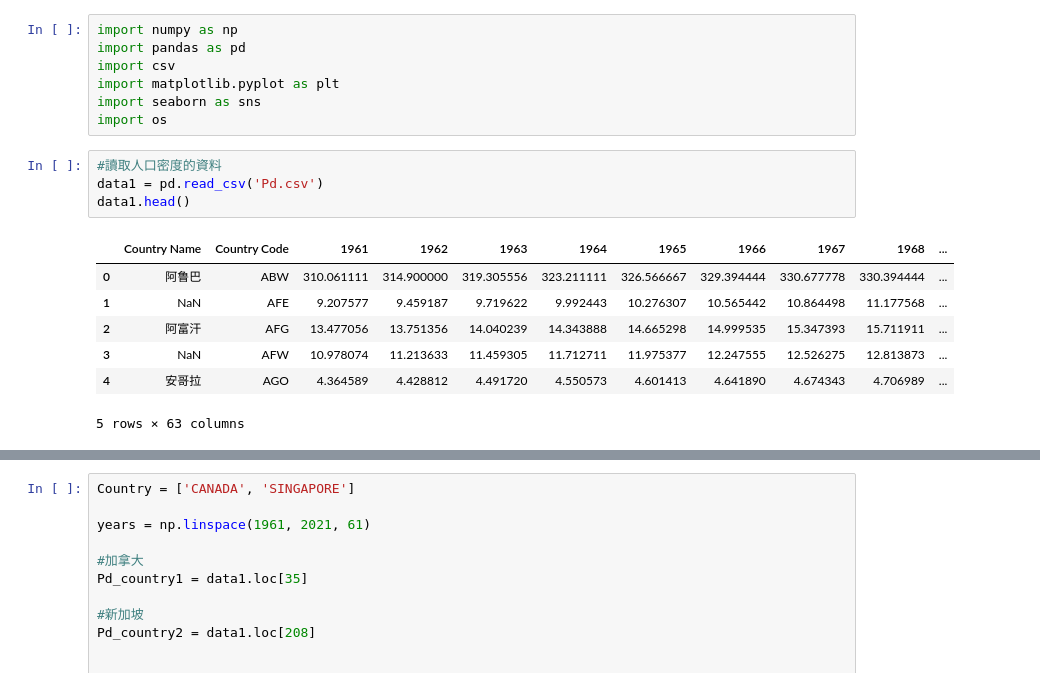
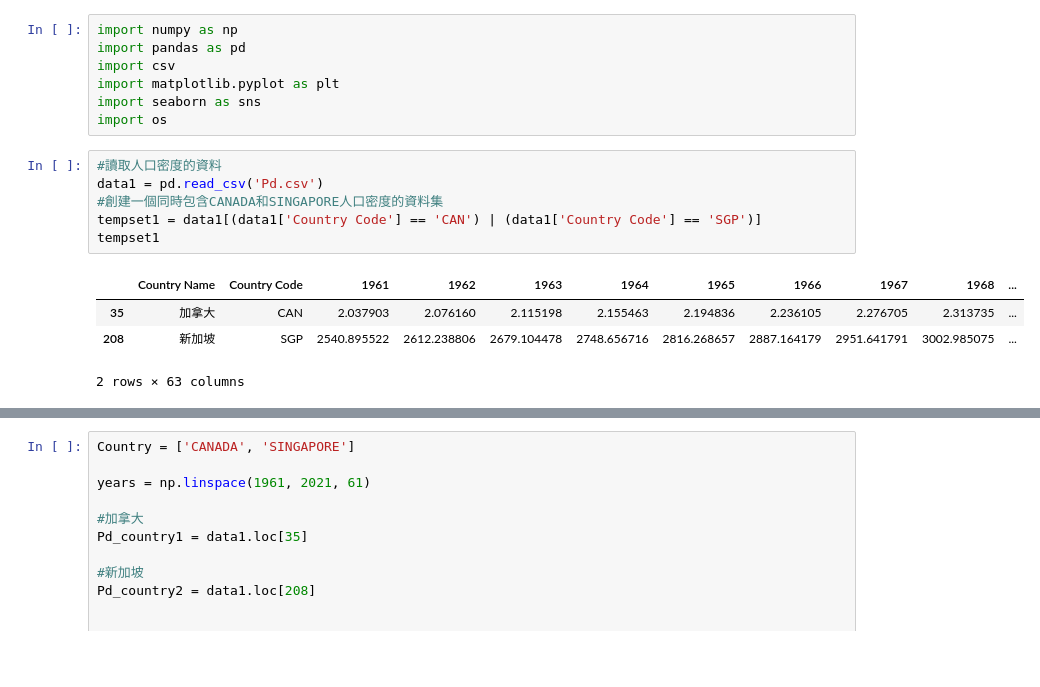
Before and after one commit to Jessica936/PL, a Jupyter notebook: Python-hw1/H1.ipynb, the cells around one changed output, grey strips where cells are left out. Cells and saved outputs as stored; diff of their text form; blank space fills up the shorter version.

```diff
--- a/Python-hw1/H1.ipynb
+++ b/Python-hw1/H1.ipynb
@@ -8,12 +8,11 @@ import os
 # %%
 #讀取人口密度的資料
 data1 = pd.read_csv('Pd.csv')
-data1.head()
+#創建一個同時包含CANADA和SINGAPORE人口密度的資料集
+tempset1 = data1[(data1['Country Code'] == 'CAN') | (data1['Country Code'] == 'SGP')]
+tempset1
 # %% [output]
 |  | Country Name | Country Code | 1961 | 1962 | 1963 | 1964 | 1965 | 1966 | 1967 | 1968 | ... |
-| 0 | 阿鲁巴 | ABW | 310.061111 | 314.900000 | 319.305556 | 323.211111 | 326.566667 | 329.394444 | 330.677778 | 330.394444 | ... |
-| 1 | NaN | AFE | 9.207577 | 9.459187 | 9.719622 | 9.992443 | 10.276307 | 10.565442 | 10.864498 | 11.177568 | ... |
-| 2 | 阿富汗 | AFG | 13.477056 | 13.751356 | 14.040239 | 14.343888 | 14.665298 | 14.999535 | 15.347393 | 15.711911 | ... |
-| 3 | NaN | AFW | 10.978074 | 11.213633 | 11.459305 | 11.712711 | 11.975377 | 12.247555 | 12.526275 | 12.813873 | ... |
-| 4 | 安哥拉 | AGO | 4.364589 | 4.428812 | 4.491720 | 4.550573 | 4.601413 | 4.641890 | 4.674343 | 4.706989 | ... |
+| 35 | 加拿大 | CAN | 2.037903 | 2.076160 | 2.115198 | 2.155463 | 2.194836 | 2.236105 | 2.276705 | 2.313735 | ... |
+| 208 | 新加坡 | SGP | 2540.895522 | 2612.238806 | 2679.104478 | 2748.656716 | 2816.268657 | 2887.164179 | 2951.641791 | 3002.985075 | ... |
-5 rows × 63 columns
+2 rows × 63 columns
```
Also changed, not shown: parts of 9 cells of this notebook, 1 other file.
